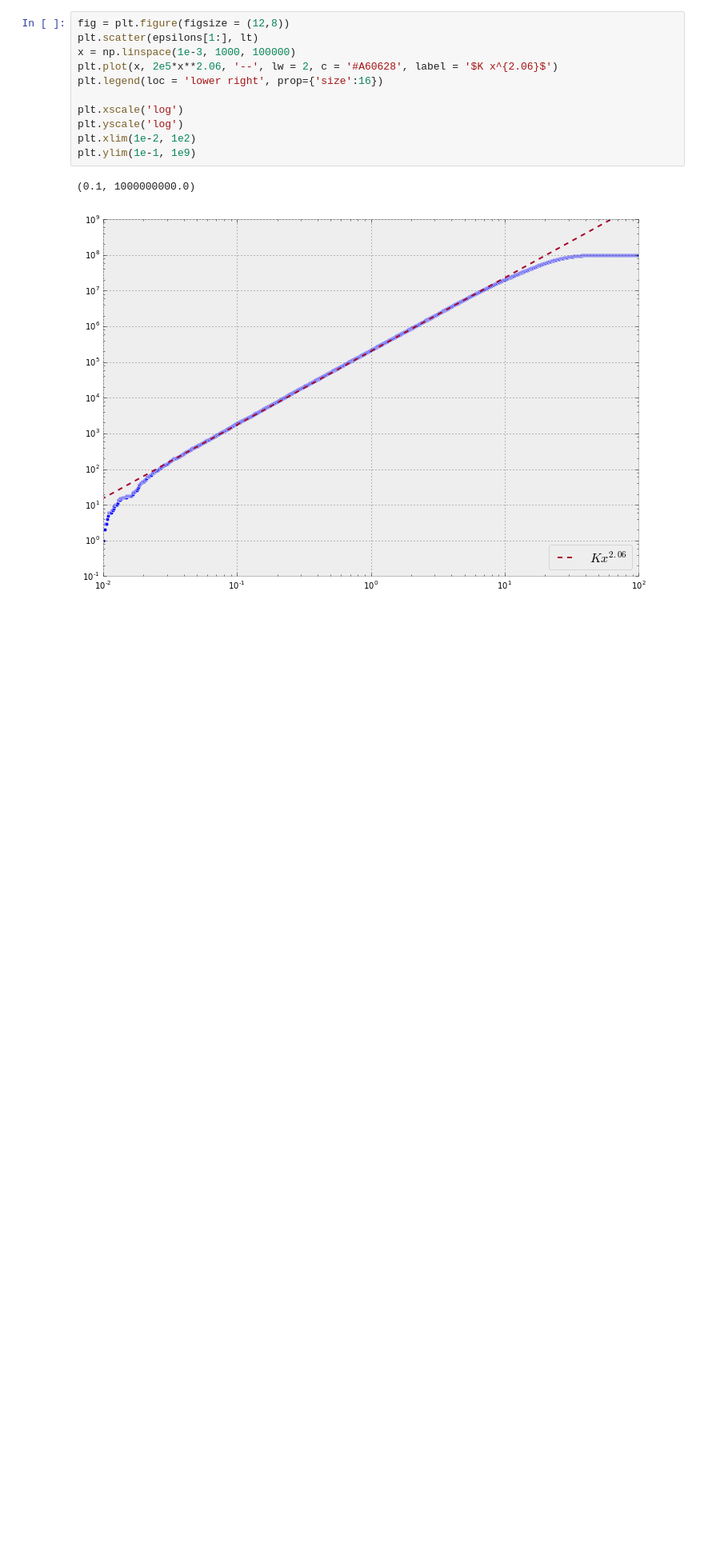
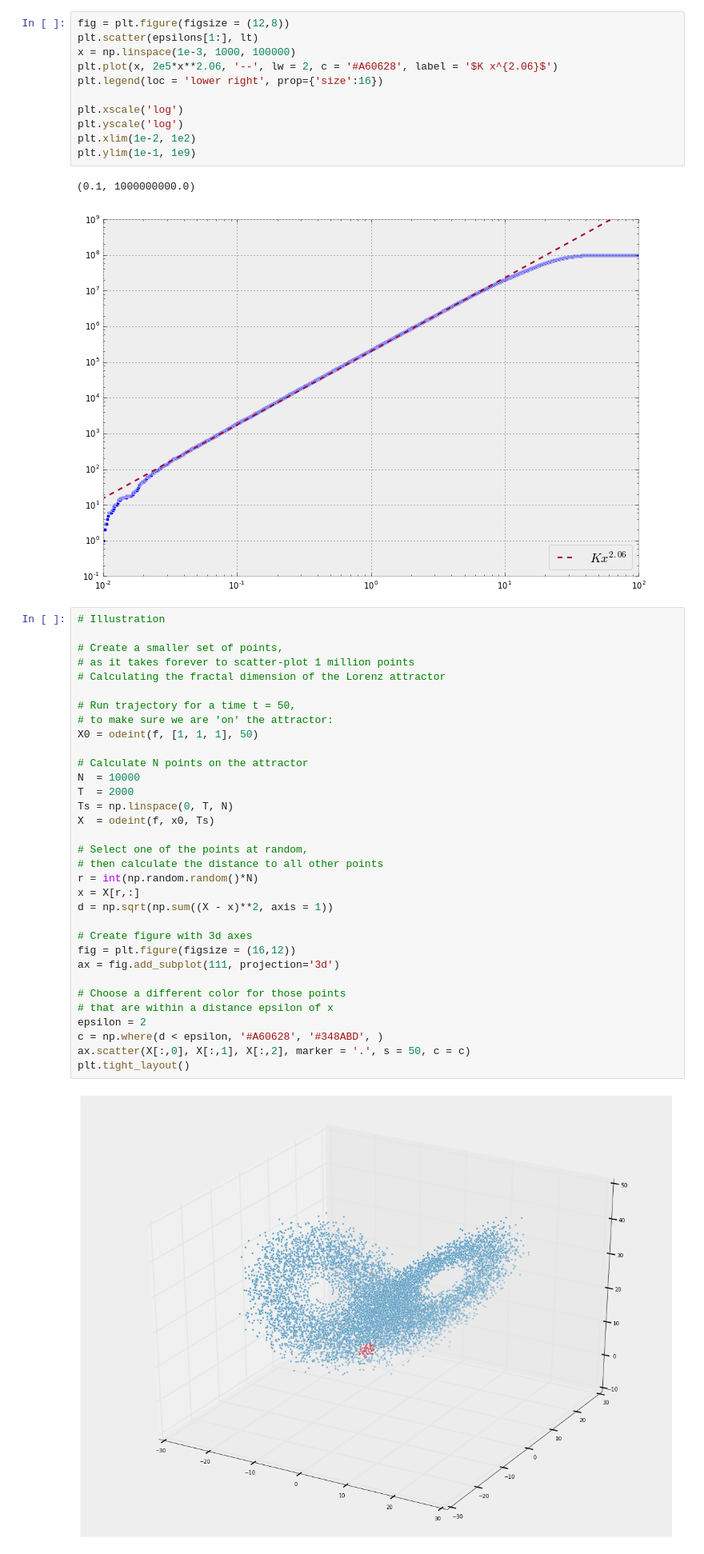
Before and after one commit to nordam/TFY4305, a Jupyter notebook: Notebooks/Fractal dimension.ipynb, the cells around one changed output. Shown: that part at 80% size. Drawn from its saved outputs; the diff is of its cells as text; blank space fills up the shorter version.

Commit message:
Added notebook on Fractal dimension of Lorenz attractor

```diff
--- a/Notebooks/Fractal dimension.ipynb
+++ b/Notebooks/Fractal dimension.ipynb
@@ -87,3 +88,38 @@ plt.ylim(1e-1, 1e9)
 # %% [output]
 (0.1, 1000000000.0)
 [figure]
+# %%
+# Illustration
+
+# Create a smaller set of points,
+# as it takes forever to scatter-plot 1 million points
+# Calculating the fractal dimension of the Lorenz attractor
+
+# Run trajectory for a time t = 50,
+# to make sure we are 'on' the attractor:
+X0 = odeint(f, [1, 1, 1], 50)
+
+# Calculate N points on the attractor
+N  = 10000
+T  = 2000
+Ts = np.linspace(0, T, N)
+X  = odeint(f, x0, Ts)
+
+# Select one of the points at random,
+# then calculate the distance to all other points
+r = int(np.random.random()*N)
+x = X[r,:]
+d = np.sqrt(np.sum((X - x)**2, axis = 1))
+
+# Create figure with 3d axes
+fig = plt.figure(figsize = (16,12))
+ax = fig.add_subplot(111, projection='3d')
+
+# Choose a different color for those points
+# that are within a distance epsilon of x
+epsilon = 2
+c = np.where(d < epsilon, '#A60628', '#348ABD', )
+ax.scatter(X[:,0], X[:,1], X[:,2], marker = '.', s = 50, c = c)
+plt.tight_layout()
+# %% [output]
+[figure, added]
```
Also changed, not shown: parts of 2 cells of this notebook.
